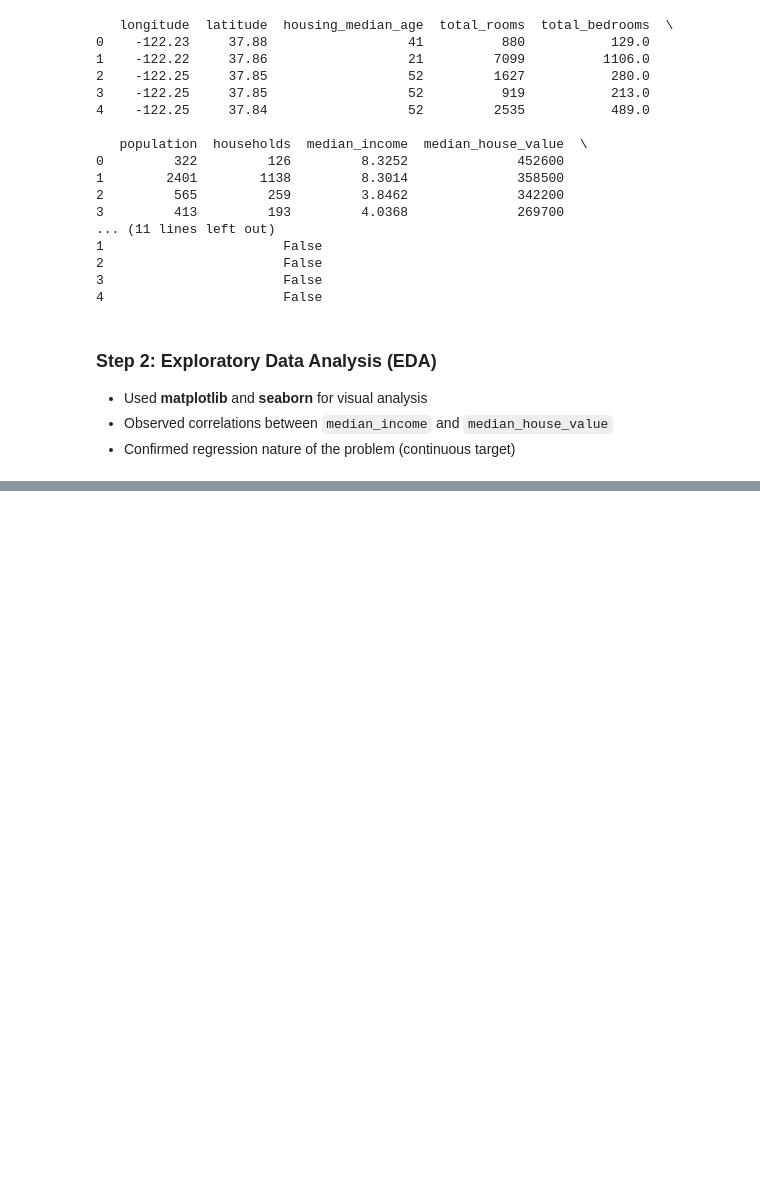
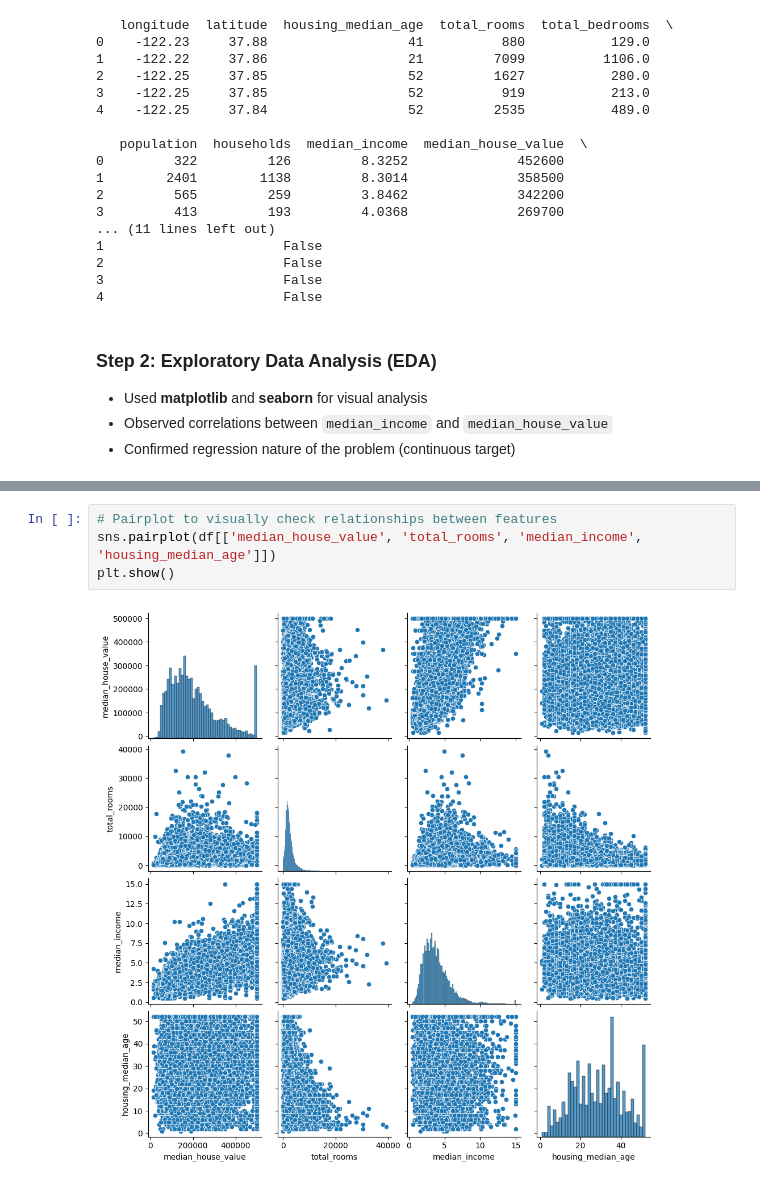
Before and after one commit to mlmarketplace/HouseValAI, a Jupyter notebook: HouseValAI.ipynb, the cells around one changed output, grey strips where cells are left out. Saved outputs shown, nothing was run; the diff lists cells and outputs as text; blank space fills up the shorter version.

```diff
--- a/HouseValAI.ipynb
+++ b/HouseValAI.ipynb
@@ -238,0 +276,6 @@ print(df.head())
+# %%
+# Pairplot to visually check relationships between features
+sns.pairplot(df[['median_house_value', 'total_rooms', 'median_income', 'housing_median_age']])
+plt.show()
+# %% [output]
+[figure, added]
```
Also changed, not shown: parts of 11 cells of this notebook.
